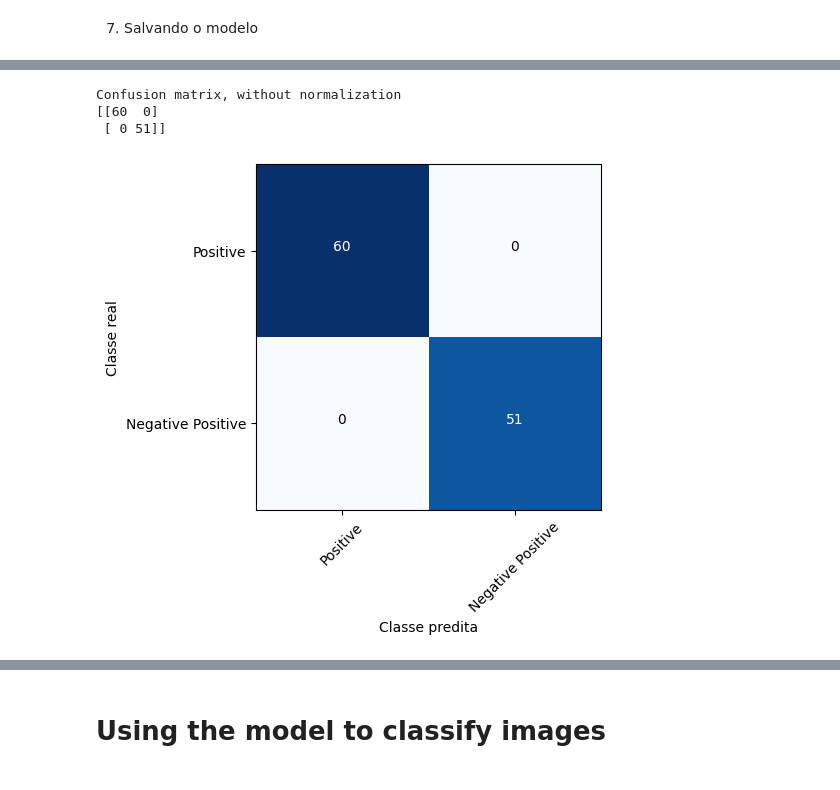
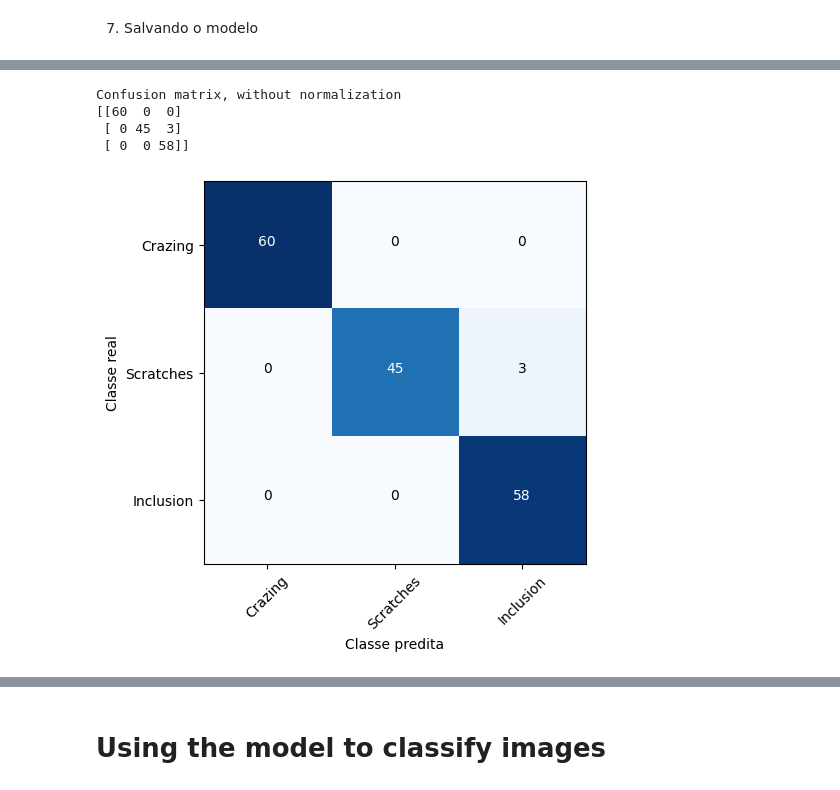
Before and after one commit to phbez/m_s, a Jupyter notebook: Metal_Surface_Test_01.ipynb, the cells around one changed output, grey strips where cells are left out. Saved outputs shown, nothing was run; the diff lists cells and outputs as text; code cells hidden in the pictures.

Commit message:
Patience and Classes adjustments

```diff
--- a/Metal_Surface_Test_01.ipynb
+++ b/Metal_Surface_Test_01.ipynb
@@ -43,7 +43,7 @@ channels = 3 #rgb
 
 train_files = []
 #i=0
-for classes in ['Crazing', 'Scratches']:
+for classes in ['Crazing', 'Scratches','Inclusion']:
     print(os.path.join(folder, classes))
     onlyfiles = [f for f in os.listdir(os.path.join(folder, classes)) if os.path.isfile(os.path.join(folder, classes, f ))]
     for _file in onlyfiles:
@@ -58,13 +59,13 @@ y_dataset = []
 # %%
 i = 0
-for classes in ['Crazing', 'Scratches']:
+for classes in ['Crazing', 'Scratches','Inclusion']:
     onlyfiles = [f for f in os.listdir(os.path.join(folder, classes)) if os.path.isfile(os.path.join(folder, classes, f))]
     for _file in onlyfiles:
         img_path = os.path.join(folder, classes, _file)
         img = load_img(img_path, target_size=(image_height, image_width))
         x = img_to_array(img)
         dataset[i] = x
-        mapping = {'Crazing': 0 , 'Scratches': 1}
+        mapping = {'Crazing': 0 , 'Scratches': 1, 'Inclusion': 2}
         y_dataset.append(mapping[classes])
         i += 1
         if i == 30000:
@@ -81,7 +82,7 @@ All images to array!
 dataset = dataset.astype('float32')
 dataset /= 255
 # %%
-classes = ['Crazing', 'Scratches']
+classes = ['Crazing', 'Scratches', 'Inclusion']
 
 # Dicionário para armazenar o índice da primeira imagem de cada classe
 first_image_index = {}
@@ -385,18 +390,19 @@ def plot_confusion_matrix(
 # %%
 #Gráfico da Matriz de Confusão
 
 y_test_ = [np.argmax(x) for x in y_test]
 preds_ = [np.argmax(x) for x in preds]
 
 cm = confusion_matrix(y_test_, preds_)
-plot_confusion_matrix(cm, classes=['Positive', 'Negative Positive'], title='Confusion matrix')
+plot_confusion_matrix(cm, classes=['Crazing', 'Scratches','Inclusion'], title='Confusion matrix')
 plt.show()
 plt.close()
 # %% [output]
 Confusion matrix, without normalization
-[[60  0]
- [ 0 51]]
+[[60  0  0]
+ [ 0 45  3]
+ [ 0  0 58]]
-[figure, old version]
+[figure, new version]
 # %%
 #Resultado das predições
 
```
Also changed, not shown: parts of 18 cells of this notebook.
